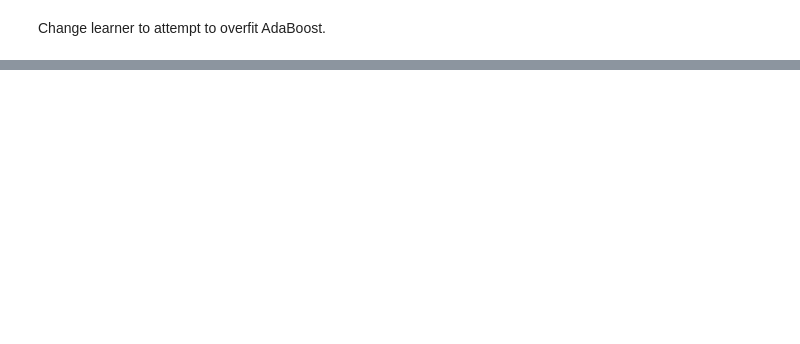
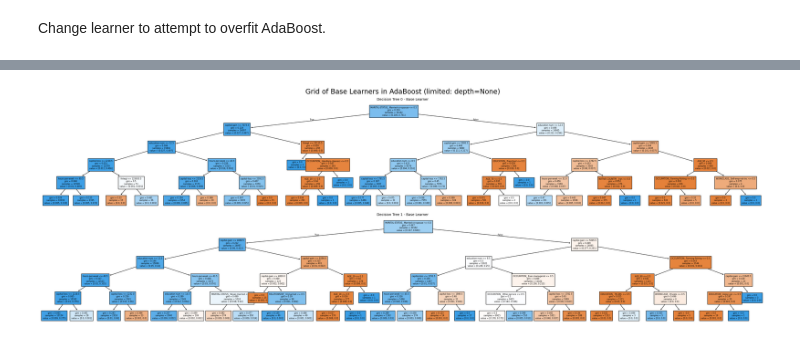
Before and after one commit to dimitris-markopoulos/trees-ensembles-neural-networks, a Jupyter notebook: 04_AdaBoostV2.ipynb, the cells around one changed output, grey strips where cells are left out. Drawn from its saved outputs; the diff is of its cells as text; code cells hidden in the pictures; blank space fills up the shorter version.

Commit message:
Fixes #8 - added viz of base learners

```diff
--- a/04_AdaBoostV2.ipynb
+++ b/04_AdaBoostV2.ipynb
@@ -83,3 +84,28 @@ ab_pipeline.viz_heatmap_cv(
+# %%
+ab_model = ab_pipeline.grid.best_estimator_
+depth = None
+
+cols = 1
+fig, axes = plt.subplots(2, cols, figsize=(30, 10))
+axes = axes.flatten()
+
+for i in range(2*cols):
+    plot_tree(
+        ab_model.estimators_[i],
+        filled=True,
+        max_depth=depth,
+        feature_names=X_tr.columns,
+        fontsize=6,
+        ax=axes[i]
+    )
+    axes[i].set_title(f'Decision Tree {i} - Base Learner ', fontsize=10)
+
+plt.suptitle(f'Grid of Base Learners in AdaBoost (limited: depth={depth})', fontsize=20)
+plt.tight_layout()
+plt.savefig('media/04_adaboost/base_learner_viz.png', bbox_inches='tight')
+plt.show()
+# %% [output]
+[figure, added]
 # %%
 # ===== AdaBoost Feature Importances ======
 k = 10
```
Also changed, not shown: parts of 5 cells of this notebook, 10 other files.
